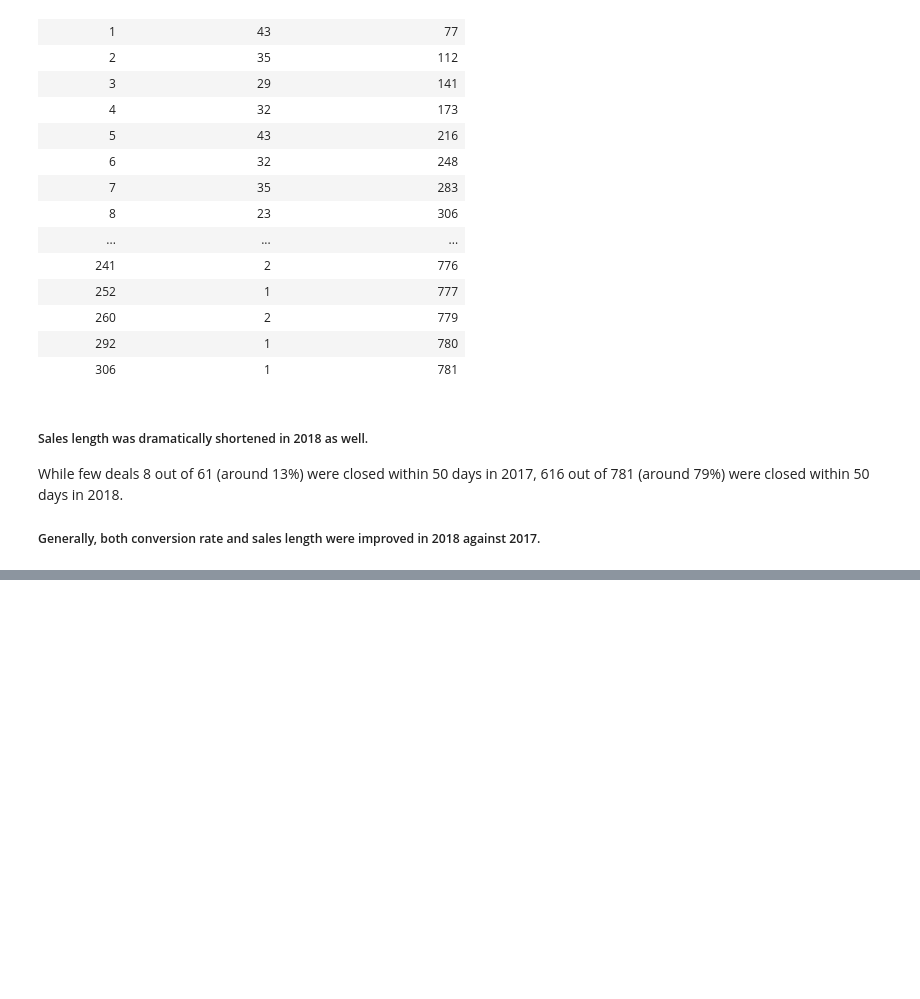
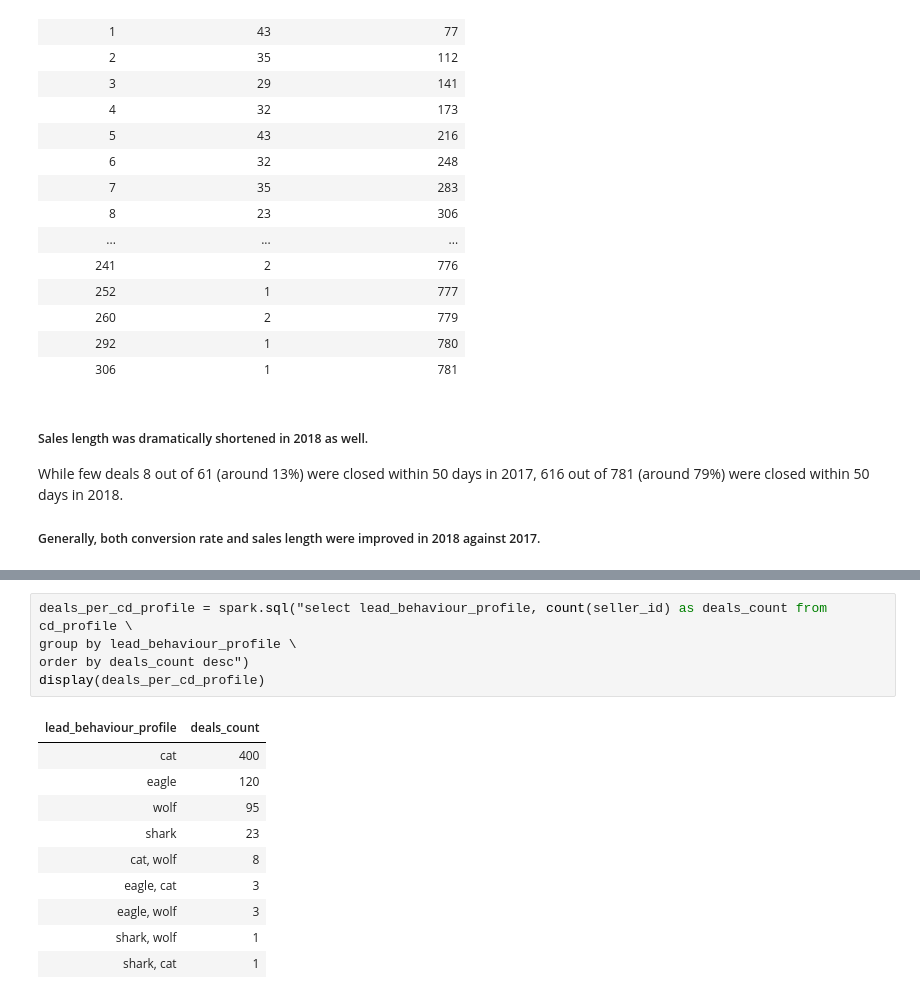
Before and after one commit to iAlhasan/Big-Data-Project, a Jupyter notebook: Sales Performance Analysis.ipynb, the cells around one changed output, grey strips where cells are left out. Drawn from its saved outputs; the diff is of its cells as text; blank space fills up the shorter version.

```diff
--- a/Sales Performance Analysis.ipynb
+++ b/Sales Performance Analysis.ipynb
@@ -437,0 +502,16 @@ While few deals 8 out of 61 (around 13%) were closed within 50 days in 2017, 616
+# %%
+deals_per_cd_profile = spark.sql("select lead_behaviour_profile, count(seller_id) as deals_count from cd_profile \
+group by lead_behaviour_profile \
+order by deals_count desc")
+display(deals_per_cd_profile)
+# %% [output]
+| lead_behaviour_profile | deals_count |
+| cat | 400 |
+| eagle | 120 |
+| wolf | 95 |
+| shark | 23 |
+| cat, wolf | 8 |
+| eagle, cat | 3 |
+| eagle, wolf | 3 |
+| shark, wolf | 1 |
+| shark, cat | 1 |
```
Also changed, not shown: parts of 20 cells of this notebook.
